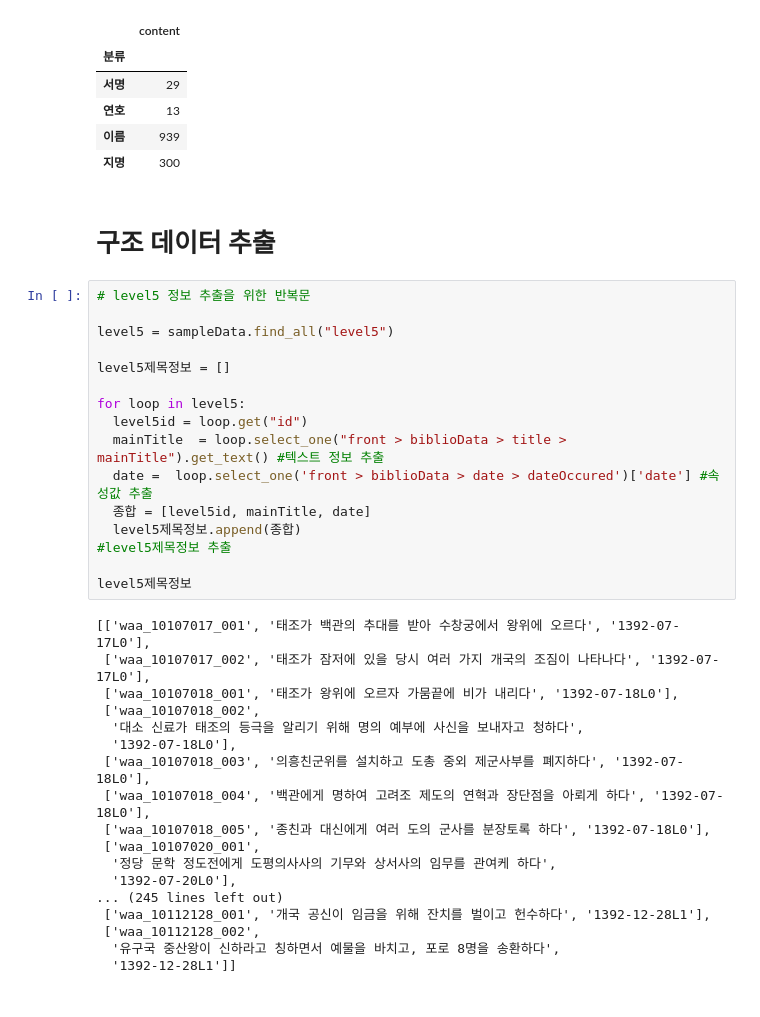
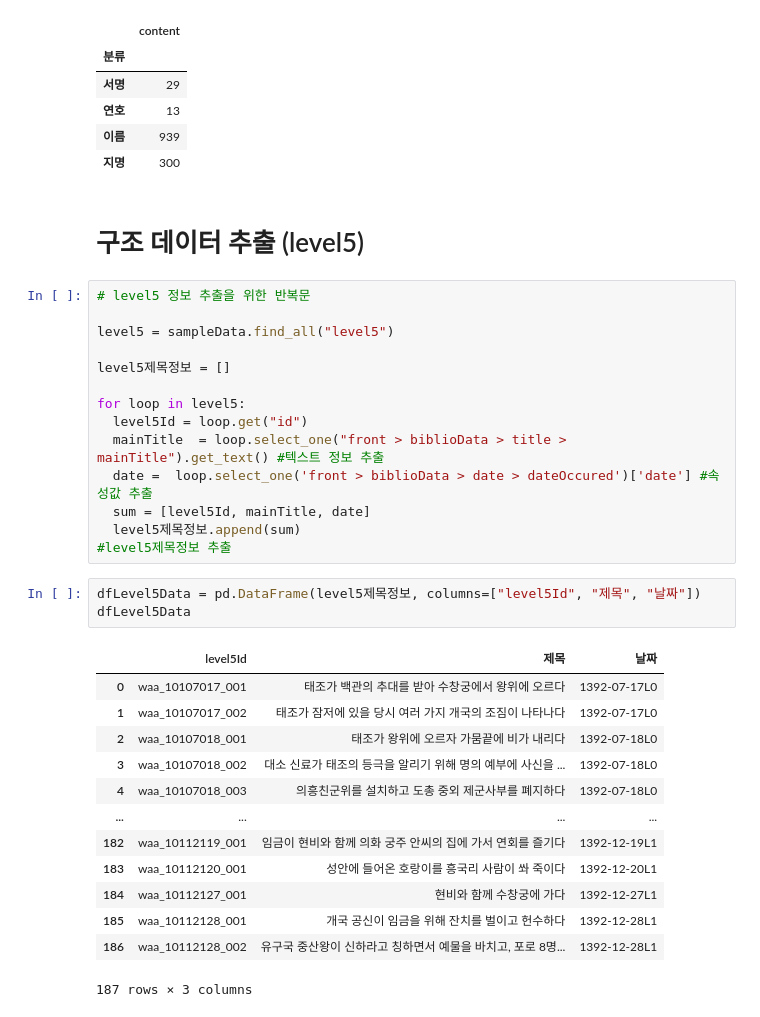
Before and after one commit to poet-developer/2024WebScrapping, a Jupyter notebook: 조선왕조실록_스크래핑.ipynb, the cells around one changed output. Cells and saved outputs as stored; diff of their text form.

```diff
--- a/조선왕조실록_스크래핑.ipynb
+++ b/조선왕조실록_스크래핑.ipynb
@@ -113,7 +114,7 @@ dfSumData
 | 이름 | 939 |
 | 지명 | 300 |
 # %% [markdown]
-# 구조 데이터 추출
+# 구조 데이터 추출 (level5)
 # %%
 # level5 정보 추출을 위한 반복문
 
@@ -122,29 +123,26 @@ level5 = sampleData.find_all("level5")
 level5제목정보 = []
 
 for loop in level5:
-  level5id = loop.get("id")
+  level5Id = loop.get("id")
   mainTitle  = loop.select_one("front > biblioData > title > mainTitle").get_text() #텍스트 정보 추출
   date =  loop.select_one('front > biblioData > date > dateOccured')['date'] #속성값 추출
-  종합 = [level5id, mainTitle, date]
-  level5제목정보.append(종합)
+  sum = [level5Id, mainTitle, date]
+  level5제목정보.append(sum)
 #level5제목정보 추출
-
-level5제목정보
-# %% [output]
-[['waa_10107017_001', '태조가 백관의 추대를 받아 수창궁에서 왕위에 오르다', '1392-07-17L0'],
- ['waa_10107017_002', '태조가 잠저에 있을 당시 여러 가지 개국의 조짐이 나타나다', '1392-07-17L0'],
- ['waa_10107018_001', '태조가 왕위에 오르자 가뭄끝에 비가 내리다', '1392-07-18L0'],
- ['waa_10107018_002',
-  '대소 신료가 태조의 등극을 알리기 위해 명의 예부에 사신을 보내자고 청하다',
-  '1392-07-18L0'],
- ['waa_10107018_003', '의흥친군위를 설치하고 도총 중외 제군사부를 폐지하다', '1392-07-18L0'],
- ['waa_10107018_004', '백관에게 명하여 고려조 제도의 연혁과 장단점을 아뢰게 하다', '1392-07-18L0'],
- ['waa_10107018_005', '종친과 대신에게 여러 도의 군사를 분장토록 하다', '1392-07-18L0'],
- ['waa_10107020_001',
-  '정당 문학 정도전에게 도평의사사의 기무와 상서사의 임무를 관여케 하다',
-  '1392-07-20L0'],
-... (245 lines left out)
- ['waa_10112128_001', '개국 공신이 임금을 위해 잔치를 벌이고 헌수하다', '1392-12-28L1'],
- ['waa_10112128_002',
-  '유구국 중산왕이 신하라고 칭하면서 예물을 바치고, 포로 8명을 송환하다',
-  '1392-12-28L1']]
+# %%
+dfLevel5Data = pd.DataFrame(level5제목정보, columns=["level5Id", "제목", "날짜"])
+dfLevel5Data
+# %% [output]
+|  | level5Id | 제목 | 날짜 |
+| 0 | waa_10107017_001 | 태조가 백관의 추대를 받아 수창궁에서 왕위에 오르다 | 1392-07-17L0 |
+| 1 | waa_10107017_002 | 태조가 잠저에 있을 당시 여러 가지 개국의 조짐이 나타나다 | 1392-07-17L0 |
+| 2 | waa_10107018_001 | 태조가 왕위에 오르자 가뭄끝에 비가 내리다 | 1392-07-18L0 |
+| 3 | waa_10107018_002 | 대소 신료가 태조의 등극을 알리기 위해 명의 예부에 사신을 ... | 1392-07-18L0 |
+| 4 | waa_10107018_003 | 의흥친군위를 설치하고 도총 중외 제군사부를 폐지하다 | 1392-07-18L0 |
+| ... | ... | ... | ... |
+| 182 | waa_10112119_001 | 임금이 현비와 함께 의화 궁주 안씨의 집에 가서 연회를 즐기다 | 1392-12-19L1 |
+| 183 | waa_10112120_001 | 성안에 들어온 호랑이를 흥국리 사람이 쏴 죽이다 | 1392-12-20L1 |
+| 184 | waa_10112127_001 | 현비와 함께 수창궁에 가다 | 1392-12-27L1 |
+| 185 | waa_10112128_001 | 개국 공신이 임금을 위해 잔치를 벌이고 헌수하다 | 1392-12-28L1 |
+| 186 | waa_10112128_002 | 유구국 중산왕이 신하라고 칭하면서 예물을 바치고, 포로 8명... | 1392-12-28L1 |
+187 rows × 3 columns
```
Also changed, not shown: parts of 3 cells of this notebook.
